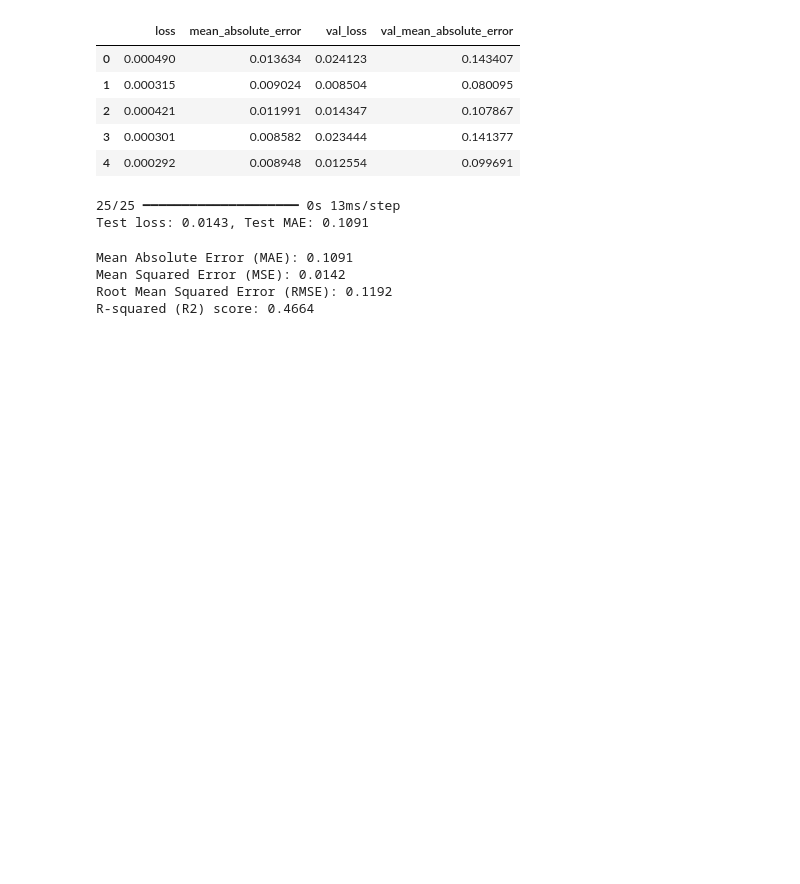
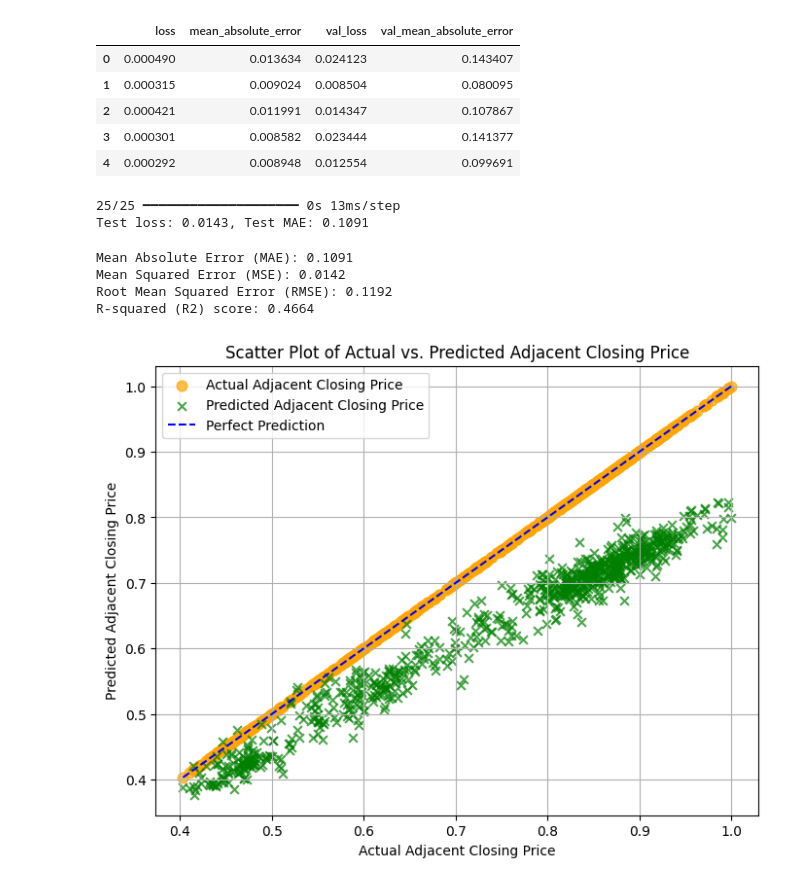
Before and after one commit to bilnazir/stockmarketprediction, a Jupyter notebook: fyp_GRU_amzn.ipynb, the cells around one changed output. Cells and saved outputs as stored; diff of their text form; code cells hidden in the pictures; blank space fills up the shorter version.

Commit message:
some plots added to visualize actual vs prediction and errors

```diff
--- a/fyp_GRU_amzn.ipynb
+++ b/fyp_GRU_amzn.ipynb
@@ -350,3 +350,24 @@ Mean Absolute Error (MAE): 0.1091
 Mean Squared Error (MSE): 0.0142
 Root Mean Squared Error (RMSE): 0.1192
 R-squared (R2) score: 0.4664
+# %%
+# Scatter plot of actual vs. predicted adjacent closing prices
+plt.figure(figsize=(8, 6))  # Increase figure size for better visibility
+
+# Plot actual values as orange circles with larger markers
+plt.scatter(y_test, y_test, color='orange', label='Actual Adjacent Closing Price', alpha=0.7, s=60)
+
+# Plot predicted values as black crosses with smaller markers
+plt.scatter(y_test, y_pred, color='green', label='Predicted Adjacent Closing Price', alpha=0.7, s=40, marker='x')
+
+# Plot the diagonal line for perfect predictions
+plt.plot([min(y_test), max(y_test)], [min(y_test), max(y_test)], color='blue', linestyle='--', label='Perfect Prediction')
+
+plt.xlabel('Actual Adjacent Closing Price')
+plt.ylabel('Predicted Adjacent Closing Price')
+plt.title('Scatter Plot of Actual vs. Predicted Adjacent Closing Price')
+plt.legend()
+plt.grid(True)  # Add grid lines for better readability
+plt.show()
+# %% [output]
+[figure, added]
```
Also changed, not shown: parts of 1 cell of this notebook.
